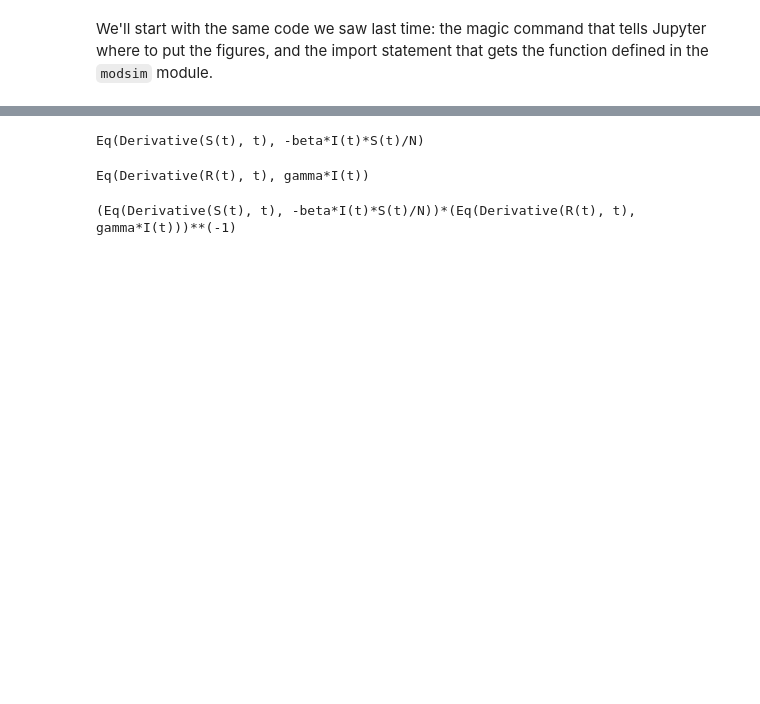
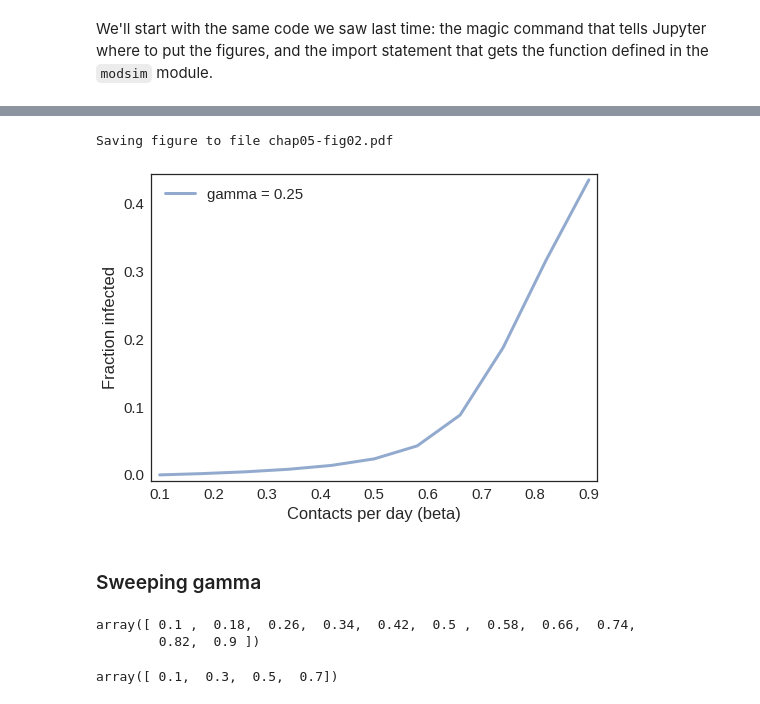
Before and after one commit to AllenDowney/ModSimPy, a Jupyter notebook: code/chap05soln.ipynb, the cells around one changed output, grey strips where cells are left out. Cells and saved outputs as stored; diff of their text form; code cells hidden in the pictures; blank space fills up the shorter version.

```diff
--- a/code/chap05soln.ipynb
+++ b/code/chap05soln.ipynb
@@ -217,8 +235,0 @@ array([ 0.1,  0.3,  0.5,  0.7,  0.9])
-# %%
-beta_array = linspace(0, 0.8, 11)
-s_inf_sim = Series()
-
-for sir.beta in beta_array:
-    df = run_model(sir, update1)
-    R0 = sir.beta / sir.gamma
-    s_inf_sim[R0] = df.S[t_end]
@@ -292,2 +235,0 @@ S, I, R = symbols(['S', 'I', 'R'], cls=Function)
-# %%
-N, beta, gamma, t = symbols(['N', 'beta', 'gamma', 't'])
@@ -298,14 +236,33 @@ Derivative(S(t), t)
-# %%
-eq1 = Eq(diff(S(t), t), -beta*I(t)*S(t)/N)
-eq1
-# %% [output]
-Eq(Derivative(S(t), t), -beta*I(t)*S(t)/N)
-# %%
-eq2 = Eq(diff(R(t), t), gamma*I(t))
-eq2
-# %% [output]
-Eq(Derivative(R(t), t), gamma*I(t))
-# %%
-(eq1 / eq2).simplify()
-# %% [output]
-(Eq(Derivative(S(t), t), -beta*I(t)*S(t)/N))*(Eq(Derivative(R(t), t), gamma*I(t)))**(-1)
+# %%
+def sweep_beta(beta_array, gamma):
+    series = Series()
+    for beta in beta_array:
+        system = make_system(beta, gamma)
+        run_model(system, update1)
+        series[system.beta] = calc_total_infected(system)
+    return series
+# %%
+infected_series = sweep_beta(beta_array, gamma)
+# %%
+label = 'gamma = ' + str(gamma)
+plot(infected_series, label=label)
+decorate(xlabel='Contacts per day (beta)',
+         ylabel='Fraction infected')
+
+savefig('chap05-fig02.pdf')
+# %% [output]
+Saving figure to file chap05-fig02.pdf
+[figure, added]
+# %% [markdown]
+### Sweeping gamma
+# %%
+beta_array = linspace(0.1, 0.9, 11)
+beta_array
+# %% [output]
+array([ 0.1 ,  0.18,  0.26,  0.34,  0.42,  0.5 ,  0.58,  0.66,  0.74,
+        0.82,  0.9 ])
+# %%
+gamma_array = linspace(0.1, 0.7, 4)
+gamma_array
+# %% [output]
+array([ 0.1,  0.3,  0.5,  0.7])
```
Also changed, not shown: parts of 68 cells of this notebook, 5 other files.
